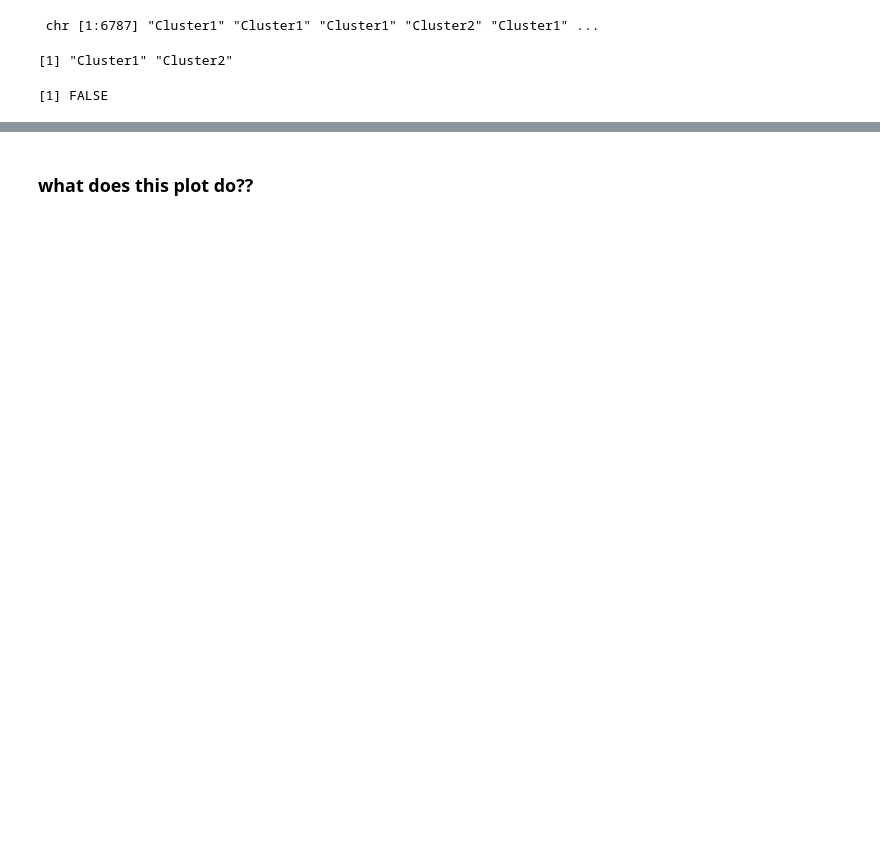
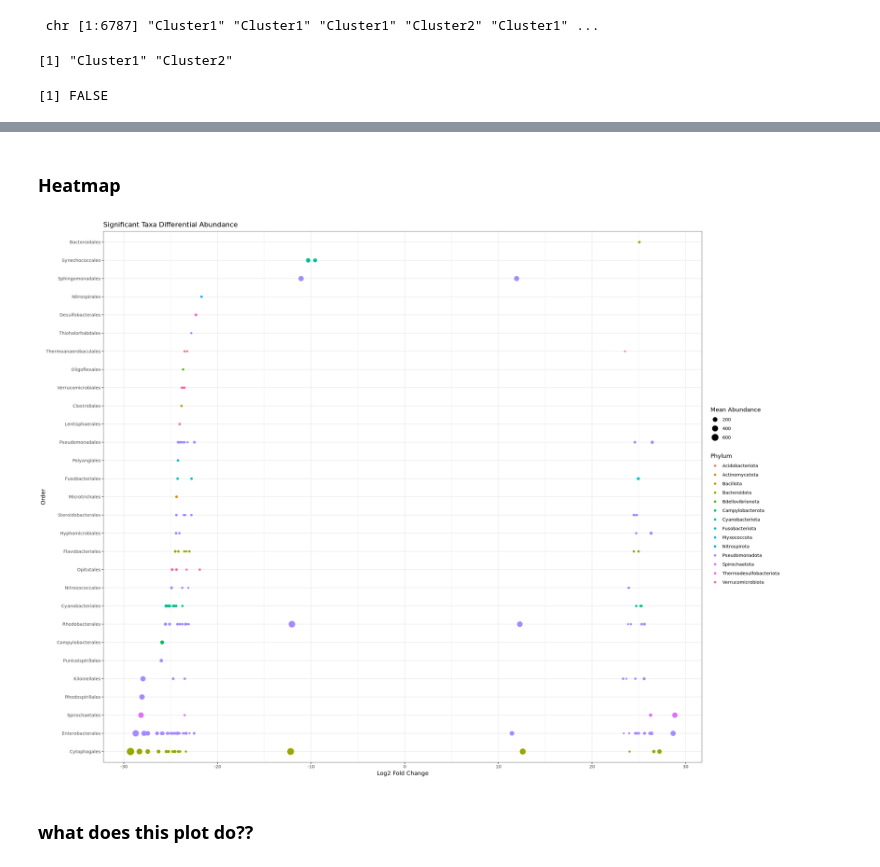
Before and after one commit to cdesouza02/BEL_16S_output, a Jupyter notebook: DESeq_plots.ipynb, the cells around one changed output, grey strips where cells are left out. Cells and saved outputs as stored; diff of their text form; code cells hidden in the pictures; blank space fills up the shorter version.

```diff
--- a/DESeq_plots.ipynb
+++ b/DESeq_plots.ipynb
@@ -172,0 +265,20 @@ ASV10   Cluster 1
+# %% [markdown]
+### Heatmap
+# %%
+
+# Filter for significant results (e.g., adjusted p-value < 0.05 and |LFC| > 1)
+sig_taxa <- subset(taxa_sig_asvs, padj < 0.001 & abs(log2FoldChange) > 1.5)
+
+# Order taxa for plotting
+sig_taxa$Order <- factor(sig_taxa$Order, levels = unique(sig_taxa$Order[order(sig_taxa$log2FoldChange)]))
+
+ggplot(sig_taxa, aes(x = log2FoldChange, y = Order)) +
+  geom_point(aes(size = baseMean, color = Phylum)) +
+  labs(title = "Significant Taxa Differential Abundance",
+       x = "Log2 Fold Change",
+       y = "Order",
+       size = "Mean Abundance",
+       color = "Phylum") +
+  theme_bw()
+# %% [output]
+[figure, added]
```
Also changed, not shown: parts of 26 cells of this notebook, 2 other files.
